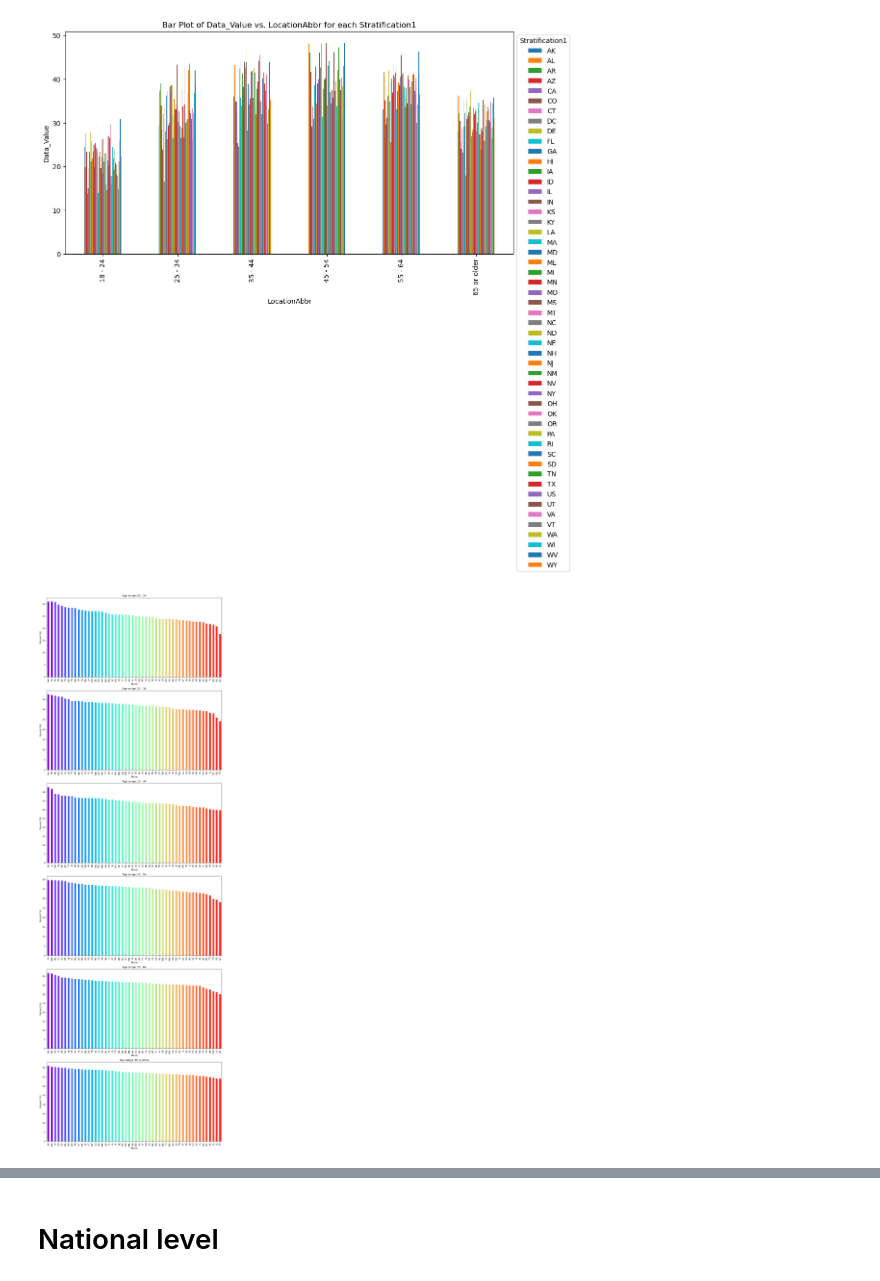
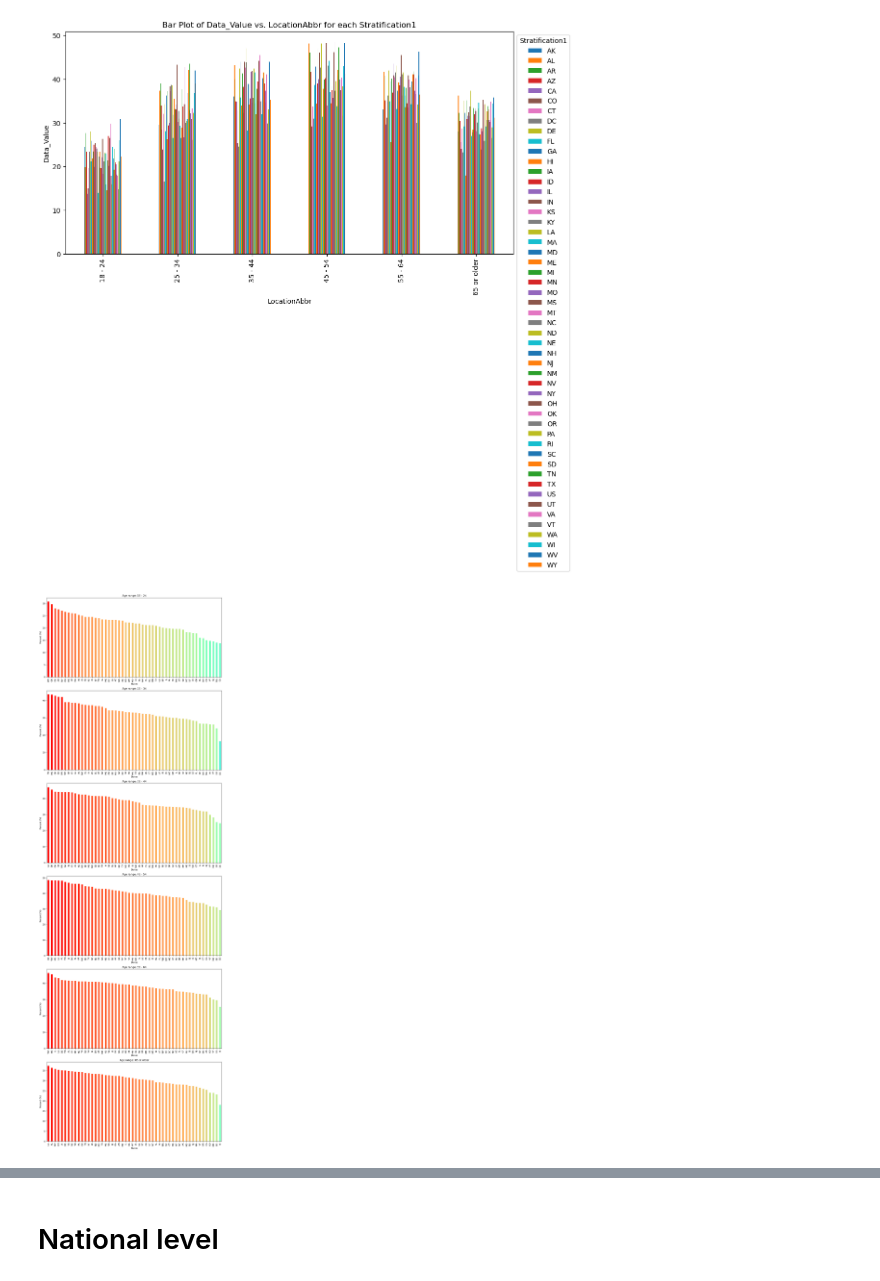
Before and after one commit to hatkiet/Project_3-Obesity-Analysis-and-Its-impacts, a Jupyter notebook: Group Presentation/Visualizations.ipynb, the cells around one changed output, grey strips where cells are left out. Drawn from its saved outputs; the diff is of its cells as text; code cells hidden in the pictures.

```diff
--- a/Group Presentation/Visualizations.ipynb
+++ b/Group Presentation/Visualizations.ipynb
@@ -225,33 +225,34 @@ plt.show()
 # %%
 # Get unique values of age range
 age_ranges = q036_2022_states_age["Stratification1"].unique()
 
 # Set the number of rows and columns for subplots
 num_rows = len(age_ranges)
 num_cols = 1  # Each age range will have its own subplot
 
 # Create subplots
 fig, axes = plt.subplots(num_rows, num_cols, figsize=(12, 6*num_rows))
 
 # Iterate over unique age range
 for i, age in enumerate(age_ranges):
     # Filter the DataFrame for the current age range
     filtered_data = q036_2022_states_age[q036_2022_states_age["Stratification1"] == age]
     # Group by States, calculate the median Data_Value for each group, and sort in ascending order
     grouped_data = filtered_data.groupby('LocationAbbr')['Data_Value'].median().sort_values(ascending=False)
 
     # Plot a bar plot for the current age range value in the corresponding subplot
     ax = axes[i] if num_rows > 1 else axes
+    colors = plt.cm.rainbow(grouped_data.values / max(grouped_data.values))  # Use rainbow colormap
     grouped_data.plot(kind='bar', ax=ax, color=colors)
     ax.set_title(f'Age range: {age}')
     ax.set_xlabel('States')
     ax.set_ylabel('Percent (%)')
 
 # Adjust layout
 plt.tight_layout()
 plt.show()
 # %% [output]
-[figure, old version]
+[figure, new version]
 # %%
 # Output
 q036_2022_states_income = q036_2022.loc[q036_2022["StratificationCategoryId1"] == "INC"]
```
Also changed, not shown: parts of 5 cells of this notebook, 6 other files.
